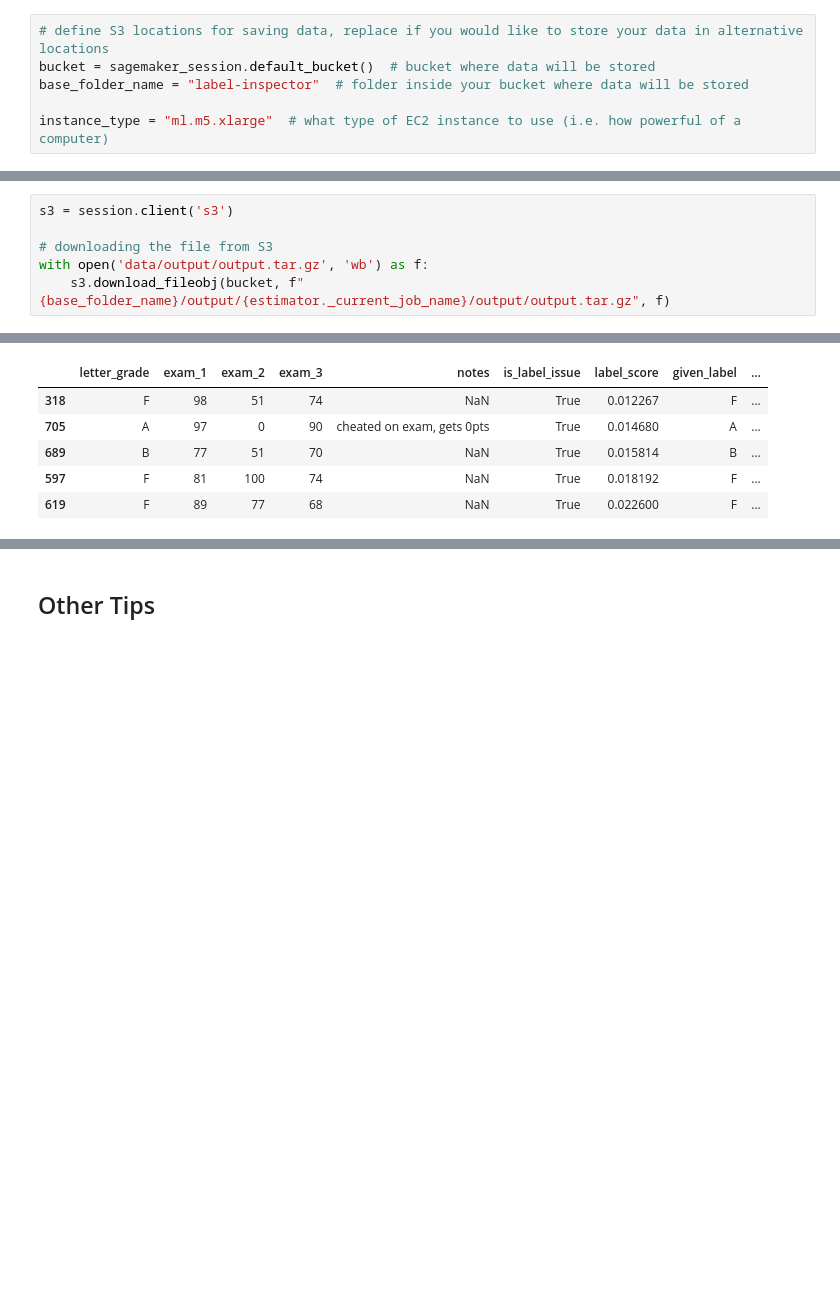
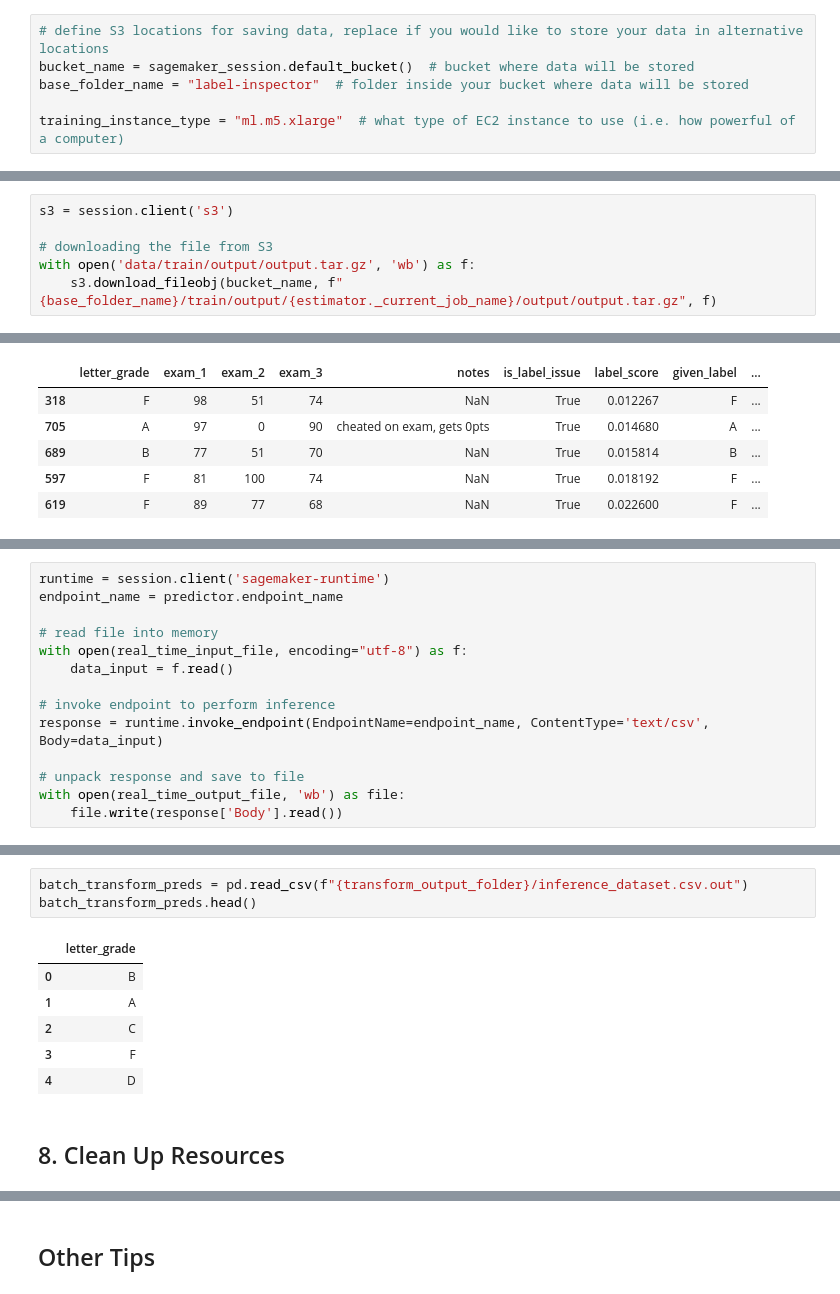
Before and after one commit to cleanlab/aws-marketplace, a Jupyter notebook: label-inspector/label_inspector.ipynb, the cells around one changed output, grey strips where cells are left out. Drawn from its saved outputs; the diff is of its cells as text; blank space fills up the shorter version.

```diff
--- a/label-inspector/label_inspector.ipynb
+++ b/label-inspector/label_inspector.ipynb
@@ -66,10 +66,10 @@ except ValueError:
     role = local_variable_for_sm_role
 # %%
 # define S3 locations for saving data, replace if you would like to store your data in alternative locations
-bucket = sagemaker_session.default_bucket()  # bucket where data will be stored
+bucket_name = sagemaker_session.default_bucket()  # bucket where data will be stored
 base_folder_name = "label-inspector"  # folder inside your bucket where data will be stored
 
-instance_type = "ml.m5.xlarge"  # what type of EC2 instance to use (i.e. how powerful of a computer)
+training_instance_type = "ml.m5.xlarge"  # what type of EC2 instance to use (i.e. how powerful of a computer)
 # %% [markdown]
 The choice of EC2 instance will affect how much data can be handled (due to memory limits), how long it takes to return results (ML training takes time), and possibly how accurate the results are. More powerful instances will improve things along all these dimensions.
 
@@ -168,6 +170,6 @@ After the training job completes, we can get the results output by this analysis
 s3 = session.client('s3')
 
 # downloading the file from S3
-with open('data/output/output.tar.gz', 'wb') as f:
-    s3.download_fileobj(bucket, f"{base_folder_name}/output/{estimator._current_job_name}/output/output.tar.gz", f)
+with open('data/train/output/output.tar.gz', 'wb') as f:
+    s3.download_fileobj(bucket_name, f"{base_folder_name}/train/output/{estimator._current_job_name}/output/output.tar.gz", f)
 # %%
@@ -209,0 +258,14 @@ label_errors.head()
+# %%
+runtime = session.client('sagemaker-runtime')
+endpoint_name = predictor.endpoint_name
+
+# read file into memory
+with open(real_time_input_file, encoding="utf-8") as f:
+    data_input = f.read()
+
+# invoke endpoint to perform inference
+response = runtime.invoke_endpoint(EndpointName=endpoint_name, ContentType='text/csv', Body=data_input)
+
+# unpack response and save to file
+with open(real_time_output_file, 'wb') as file:
+    file.write(response['Body'].read())
@@ -209,0 +341,12 @@ label_errors.head()
+# %%
+batch_transform_preds = pd.read_csv(f"{transform_output_folder}/inference_dataset.csv.out")
+batch_transform_preds.head()
+# %% [output]
+|  | letter_grade |
+| 0 | B |
+| 1 | A |
+| 2 | C |
+| 3 | F |
+| 4 | D |
+# %% [markdown]
+## 8. Clean Up Resources
```
Also changed, not shown: parts of 47 cells of this notebook, 7 other files.
